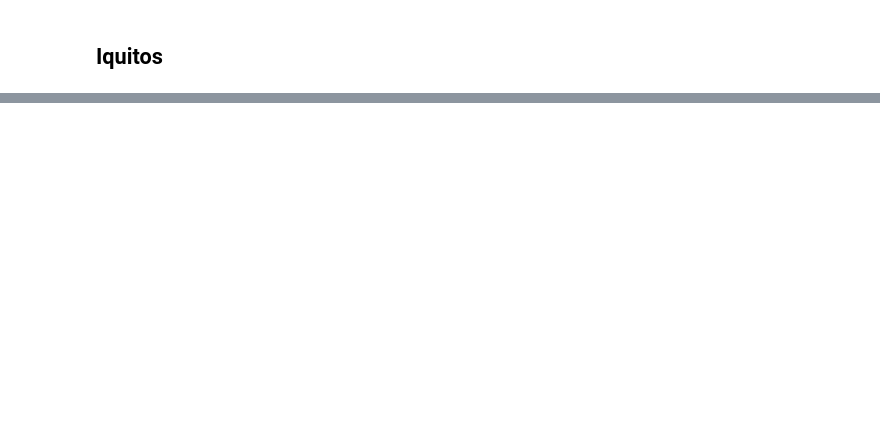
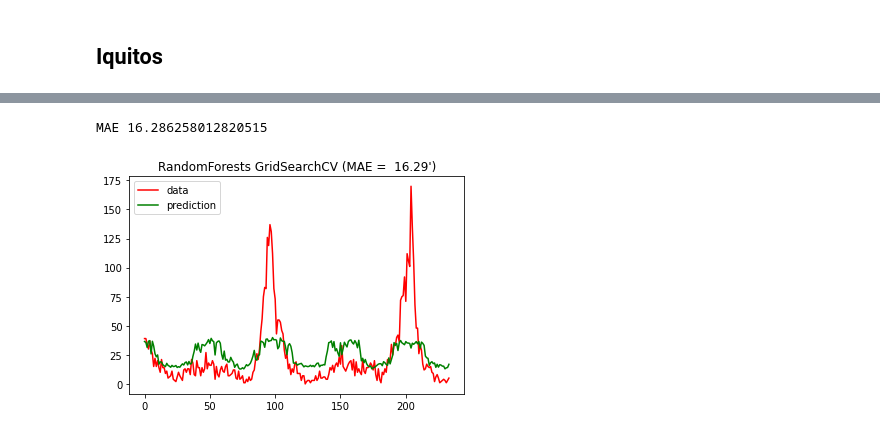
Before and after one commit to eduardez/Machine-Learning-ESI, a Jupyter notebook: Dengue_Task2_FINAL.ipynb, the cells around one changed output, grey strips where cells are left out. Drawn from its saved outputs; the diff is of its cells as text; code cells hidden in the pictures; blank space fills up the shorter version.

Commit message:
Random Forest hyperparameters + Lucia

```diff
--- a/Dengue_Task2_FINAL.ipynb
+++ b/Dengue_Task2_FINAL.ipynb
@@ -245,0 +321,12 @@ Optimal shift for ndvi_nw_3_weeks :  0
+# %%
+param_dist = {"n_estimators": [32, 64, 128, 1024, 2048], # Number of trees in random forest
+              "max_features": ['auto', 'sqrt'], # Number of features to consider at every split
+              "max_depth": [8,4, 2], # Maximum number of levels in tree
+              "min_samples_split": [2, 4, 6], #  Minimum number of samples required to split a node
+              "min_samples_leaf": [8, 12, 16], # Minimum number of samples required at each leaf node
+              "bootstrap": [True, False], # Method of selecting samples for training each tree
+              "criterion": ['mae', 'mse']
+            }
+# %%
+regressor = RandomForestRegressor()
+regressor
@@ -245,0 +341,5 @@ Optimal shift for ndvi_nw_3_weeks :  0
+# %%
+grid_regres = GridSearchCV(estimator = regressor, param_grid= param_dist, cv = 5)
+
+# Fit the random search model
+grid_regres.fit(X = sj_train_1_subtrain, y = sj_label_subtrain)
@@ -245,0 +396,30 @@ Optimal shift for ndvi_nw_3_weeks :  0
+# %%
+# choose the best
+best_grid = grid_regres.best_estimator_
+
+# fit and predict
+best_grid.fit( X = sj_train_1_subtrain, y = sj_label_subtrain)
+y_pred = best_grid.predict(X = sj_train_1_subtest)
+
+# EVALUATE
+from sklearn.metrics import mean_absolute_error
+mae = mean_absolute_error(sj_label_subtest, y_pred)
+print ('MAE', mae)
+# %% [output]
+MAE 16.286258012820515
+# %%
+from sklearn.metrics import mean_absolute_error
+
+
+# x axis for plotting
+import numpy as np
+xx = np.stack(i for i in range(sj_label_subtest.shape[0]))
+plt.plot(xx, sj_label_subtest , c='r', label='data')
+plt.plot(xx, y_pred, c='g', label='prediction')
+plt.axis('tight')
+plt.legend()
+plt.title("RandomForests GridSearchCV (MAE = %6.2f')" % ( mae))
+
+plt.show()
+# %% [output]
+[figure, added]
```
Also changed, not shown: parts of 19 cells of this notebook.
